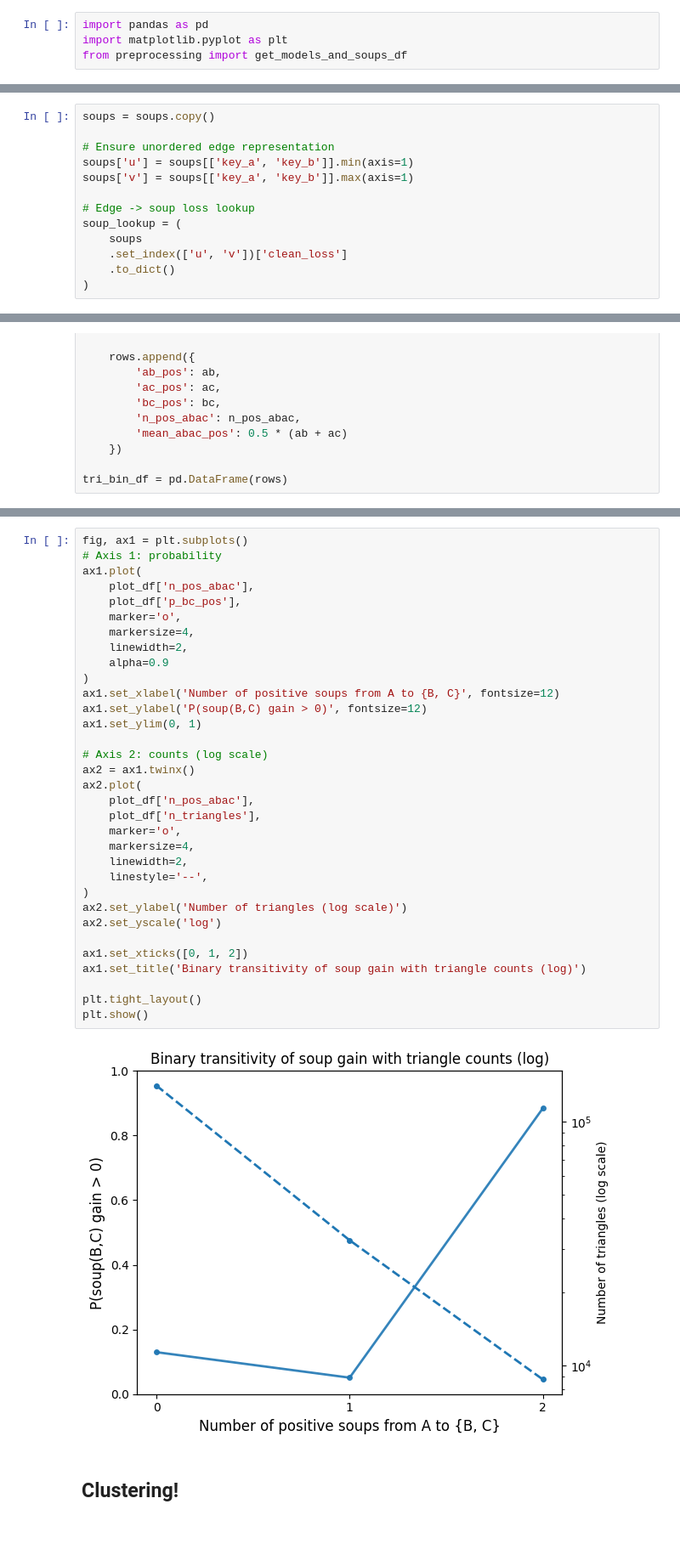
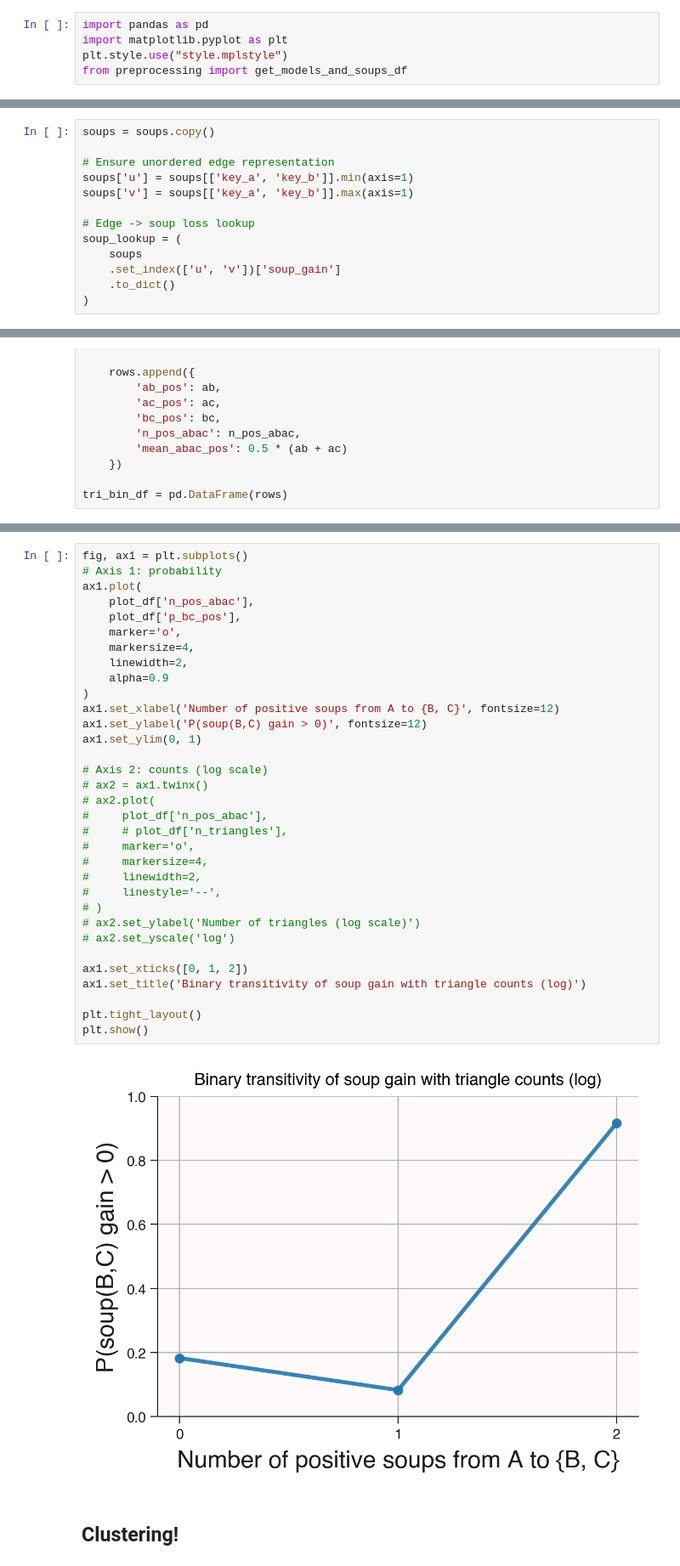
Before and after one commit to chipnbits/too-salty, a Jupyter notebook: notebooks/4. Transitivity.ipynb, the cells around one changed output, grey strips where cells are left out. Shown at 85% size. Saved outputs shown, nothing was run; the diff lists cells and outputs as text; blank space fills up the shorter version.

```diff
--- a/notebooks/4. Transitivity.ipynb
+++ b/notebooks/4. Transitivity.ipynb
@@ -3,6 +3,7 @@
 # %%
 import pandas as pd
 import matplotlib.pyplot as plt
+plt.style.use("style.mplstyle")
 from preprocessing import get_models_and_soups_df
 # %%
 soups, models_df = get_models_and_soups_df()
@@ -16,7 +33,7 @@ soups['v'] = soups[['key_a', 'key_b']].max(axis=1)
 # Edge -> soup loss lookup
 soup_lookup = (
     soups
-    .set_index(['u', 'v'])['clean_loss']
+    .set_index(['u', 'v'])['soup_gain']
     .to_dict()
 )
 # %%
@@ -202,38 +223,38 @@ plot_df
 # %%
 fig, ax1 = plt.subplots()
 # Axis 1: probability
 ax1.plot(
     plot_df['n_pos_abac'],
     plot_df['p_bc_pos'],
     marker='o',
     markersize=4,
     linewidth=2,
     alpha=0.9
 )
 ax1.set_xlabel('Number of positive soups from A to {B, C}', fontsize=12)
 ax1.set_ylabel('P(soup(B,C) gain > 0)', fontsize=12)
 ax1.set_ylim(0, 1)
 
 # Axis 2: counts (log scale)
-ax2 = ax1.twinx()
-ax2.plot(
-    plot_df['n_pos_abac'],
-    plot_df['n_triangles'],
-    marker='o',
-    markersize=4,
-    linewidth=2,
-    linestyle='--',
-)
-ax2.set_ylabel('Number of triangles (log scale)')
-ax2.set_yscale('log')
+# ax2 = ax1.twinx()
+# ax2.plot(
+#     plot_df['n_pos_abac'],
+#     # plot_df['n_triangles'],
+#     marker='o',
+#     markersize=4,
+#     linewidth=2,
+#     linestyle='--',
+# )
+# ax2.set_ylabel('Number of triangles (log scale)')
+# ax2.set_yscale('log')
 
 ax1.set_xticks([0, 1, 2])
 ax1.set_title('Binary transitivity of soup gain with triangle counts (log)')
 
 plt.tight_layout()
 plt.show()
 # %% [output]
-[figure, old version]
+[figure, new version]
 # %% [markdown]
 ## Clustering!
 # %%
```
Also changed, not shown: parts of 10 cells of this notebook, 8 other files.
